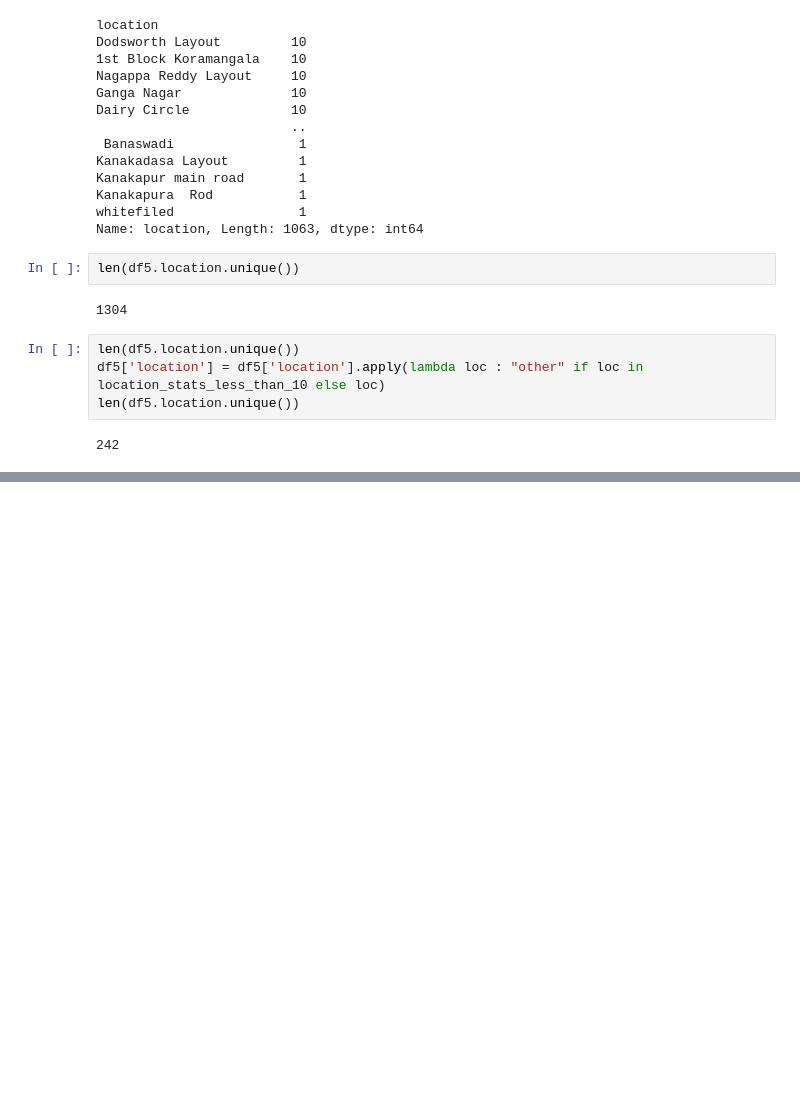
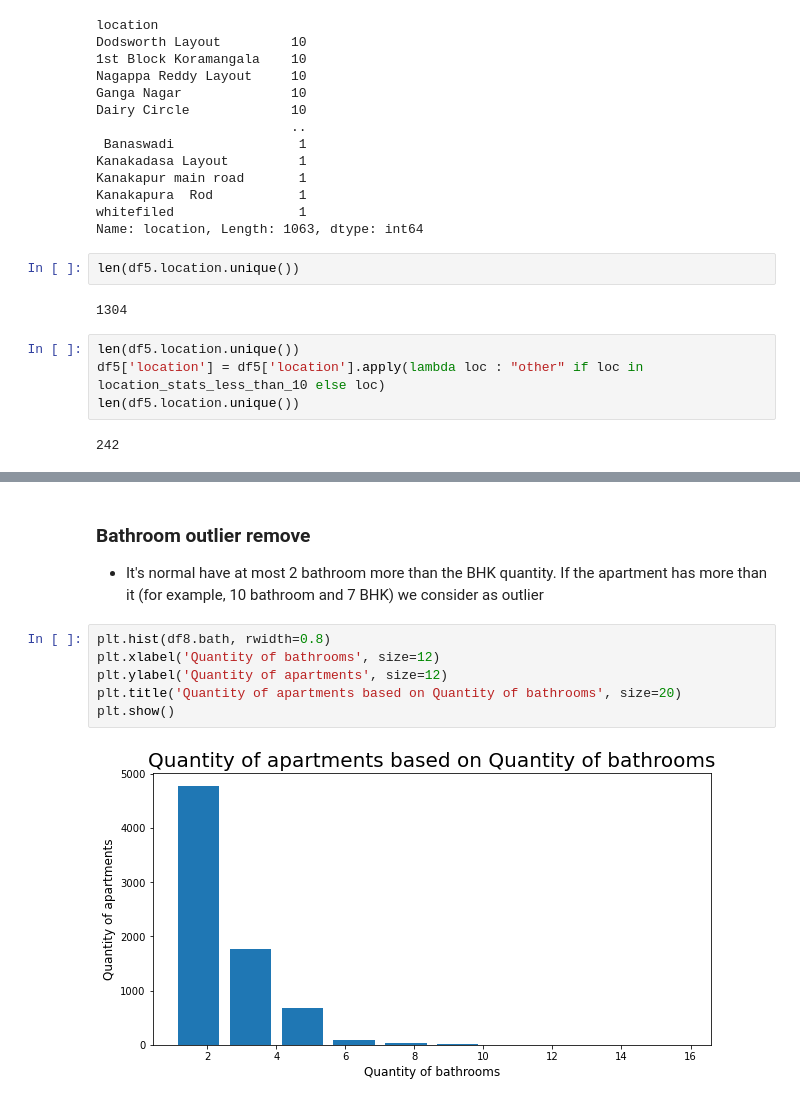
Before and after one commit to iago159/house_price_prediction, a Jupyter notebook: model/house_price_prediction.ipynb, the cells around one changed output, grey strips where cells are left out. Drawn from its saved outputs; the diff is of its cells as text; blank space fills up the shorter version.

```diff
--- a/model/house_price_prediction.ipynb
+++ b/model/house_price_prediction.ipynb
@@ -367,0 +359,11 @@ plot_scatter_chart(df7, 'Rajaji Nagar')
+# %% [markdown]
+### Bathroom outlier remove
+- It's normal have at most 2 bathroom more than the BHK quantity. If the apartment has more than it (for example, 10 bathroom and 7 BHK) we consider as outlier
+# %%
+plt.hist(df8.bath, rwidth=0.8)
+plt.xlabel('Quantity of bathrooms', size=12)
+plt.ylabel('Quantity of apartments', size=12)
+plt.title('Quantity of apartments based on Quantity of bathrooms', size=20)
+plt.show()
+# %% [output]
+[figure, added]
```
Also changed, not shown: parts of 52 cells of this notebook, 2 other files.
